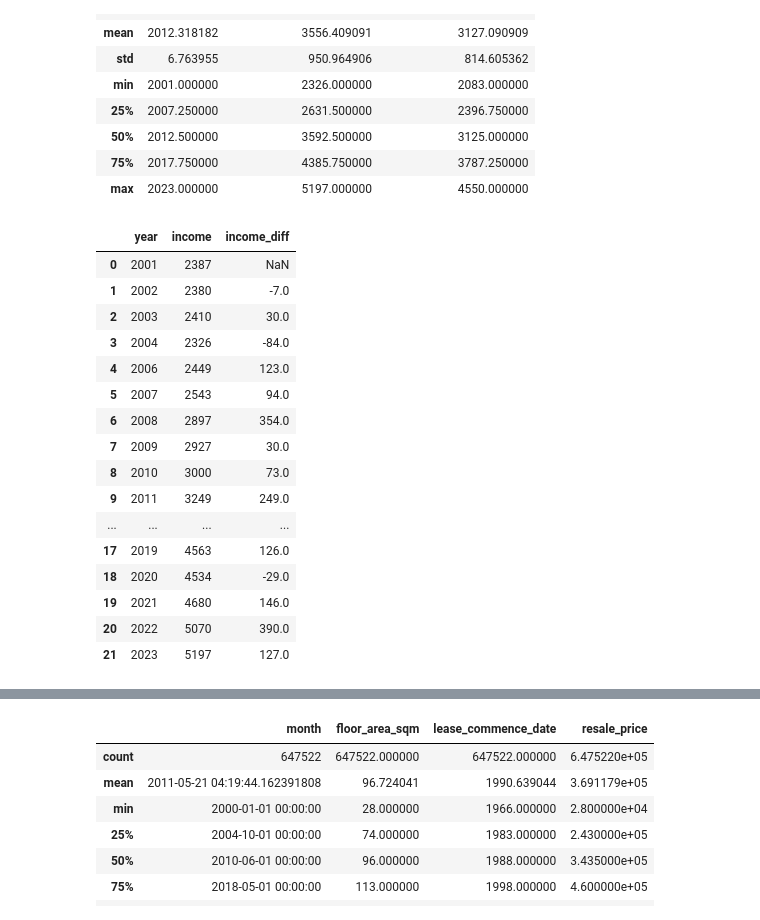
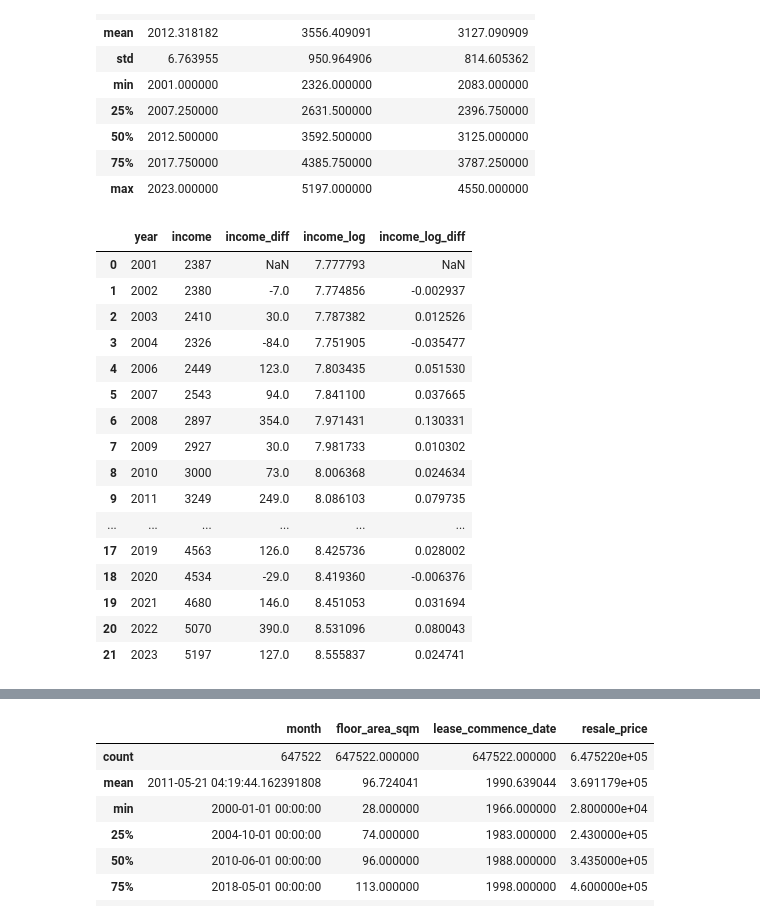
Before and after one commit to lingjie00/ST6241A_2425, a Jupyter notebook: notebook/data_inspection.ipynb, the cells around one changed output, grey strips where cells are left out. Drawn from its saved outputs; the diff is of its cells as text; code cells hidden in the pictures.

```diff
--- a/notebook/data_inspection.ipynb
+++ b/notebook/data_inspection.ipynb
@@ -44,28 +45,30 @@ median_income_data.describe()
 # %%
 # CPF is a compuslory saving scheme in Singapore
 # we consider the median income including CPF as this is standard reporting in Singapore
 median_income_data["income"] = median_income_data["med_income_incl_empcpf"]
 median_income_data["income_diff"] = median_income_data["med_income_incl_empcpf"].diff()
+median_income_data["income_log"] = np.log(median_income_data["med_income_incl_empcpf"])
+median_income_data["income_log_diff"] = median_income_data["income_log"].diff()
 median_income_data = median_income_data.drop(columns=["med_income_excl_empcpf", "med_income_incl_empcpf"])
 median_income_data
 # %% [output]
-|  | year | income | income_diff |
-| 0 | 2001 | 2387 | NaN |
-| 1 | 2002 | 2380 | -7.0 |
-| 2 | 2003 | 2410 | 30.0 |
-| 3 | 2004 | 2326 | -84.0 |
-| 4 | 2006 | 2449 | 123.0 |
-| 5 | 2007 | 2543 | 94.0 |
-| 6 | 2008 | 2897 | 354.0 |
-| 7 | 2009 | 2927 | 30.0 |
-| 8 | 2010 | 3000 | 73.0 |
-| 9 | 2011 | 3249 | 249.0 |
-| ... | ... | ... | ... |
-| 17 | 2019 | 4563 | 126.0 |
-| 18 | 2020 | 4534 | -29.0 |
-| 19 | 2021 | 4680 | 146.0 |
-| 20 | 2022 | 5070 | 390.0 |
-| 21 | 2023 | 5197 | 127.0 |
+|  | year | income | income_diff | income_log | income_log_diff |
+| 0 | 2001 | 2387 | NaN | 7.777793 | NaN |
+| 1 | 2002 | 2380 | -7.0 | 7.774856 | -0.002937 |
+| 2 | 2003 | 2410 | 30.0 | 7.787382 | 0.012526 |
+| 3 | 2004 | 2326 | -84.0 | 7.751905 | -0.035477 |
+| 4 | 2006 | 2449 | 123.0 | 7.803435 | 0.051530 |
+| 5 | 2007 | 2543 | 94.0 | 7.841100 | 0.037665 |
+| 6 | 2008 | 2897 | 354.0 | 7.971431 | 0.130331 |
+| 7 | 2009 | 2927 | 30.0 | 7.981733 | 0.010302 |
+| 8 | 2010 | 3000 | 73.0 | 8.006368 | 0.024634 |
+| 9 | 2011 | 3249 | 249.0 | 8.086103 | 0.079735 |
+| ... | ... | ... | ... | ... | ... |
+| 17 | 2019 | 4563 | 126.0 | 8.425736 | 0.028002 |
+| 18 | 2020 | 4534 | -29.0 | 8.419360 | -0.006376 |
+| 19 | 2021 | 4680 | 146.0 | 8.451053 | 0.031694 |
+| 20 | 2022 | 5070 | 390.0 | 8.531096 | 0.080043 |
+| 21 | 2023 | 5197 | 127.0 | 8.555837 | 0.024741 |
 # %%
 resale_price = pd.concat([pd.read_csv(Path("..") / "data"/ "raw_data" / fpath) for fpath in filter(lambda x: "resale" in x.lower(), os.listdir(Path("..") / "data" / "raw_data"))])
 resale_price["month"] = pd.to_datetime(resale_price["month"])
```
Also changed, not shown: parts of 2 cells of this notebook, 8 other files.
